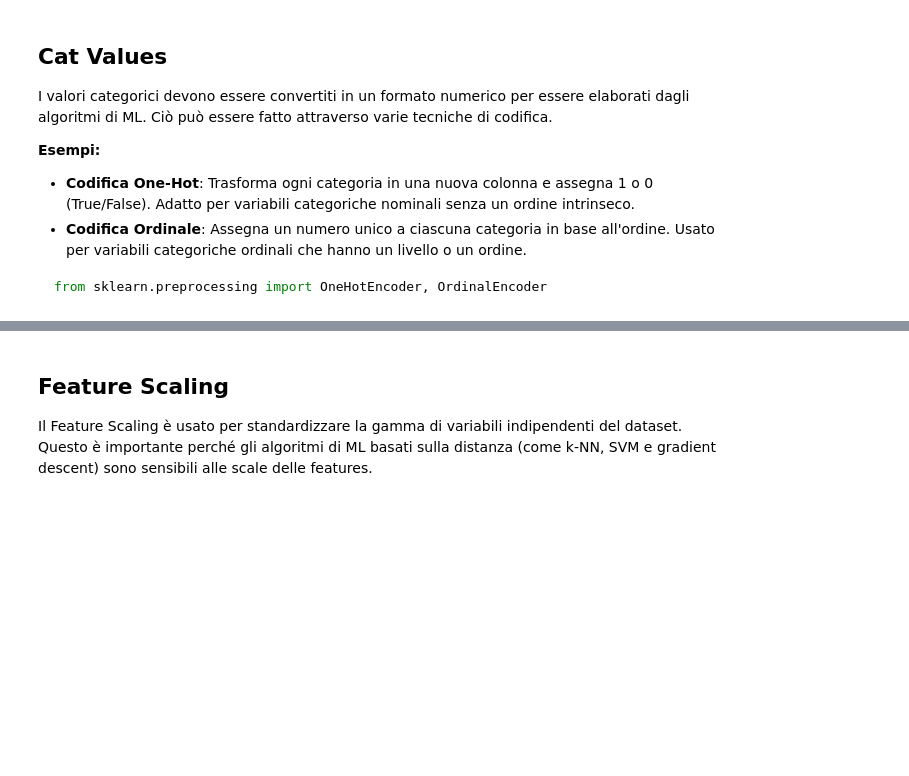
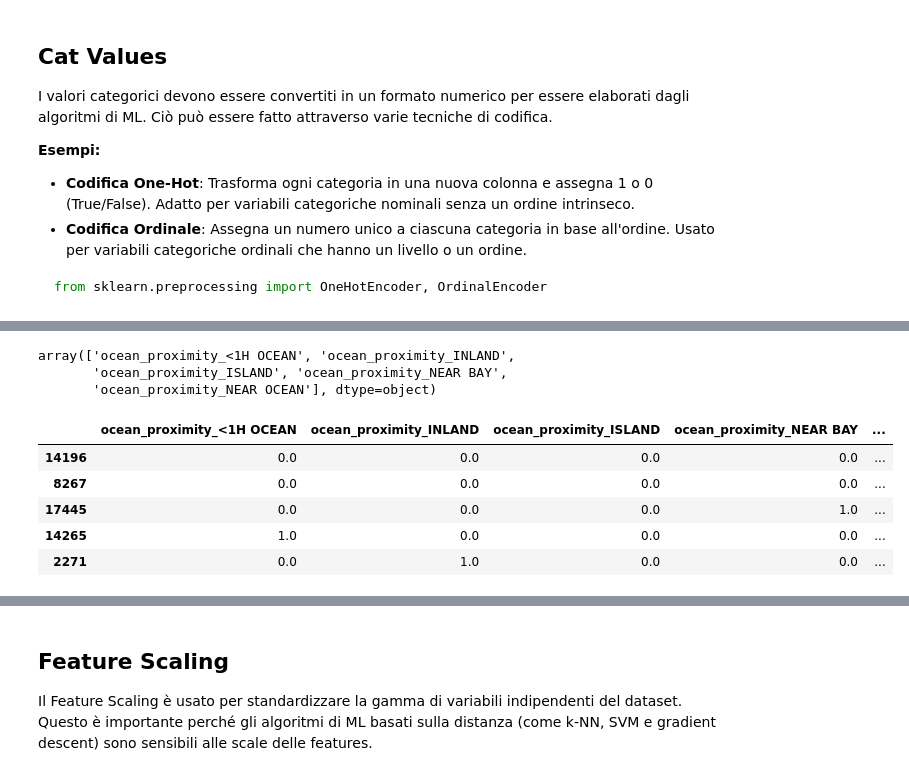
Before and after one commit to SBino01/AI_DS-first_project, a Jupyter notebook: Lezione 3/CaliforniaHousing.ipynb, the cells around one changed output, grey strips where cells are left out. Cells and saved outputs as stored; diff of their text form; code cells hidden in the pictures; blank space fills up the shorter version.

```diff
--- a/Lezione 3/CaliforniaHousing.ipynb
+++ b/Lezione 3/CaliforniaHousing.ipynb
@@ -452,0 +515,16 @@ from sklearn.preprocessing import OneHotEncoder, OrdinalEncoder
+# %%
+one_hot_encoder.get_feature_names_out()
+# %% [output]
+array(['ocean_proximity_<1H OCEAN', 'ocean_proximity_INLAND',
+       'ocean_proximity_ISLAND', 'ocean_proximity_NEAR BAY',
+       'ocean_proximity_NEAR OCEAN'], dtype=object)
+# %%
+cat_df_housing = pd.DataFrame(ocean_categorical, columns=[one_hot_encoder.get_feature_names_out()], index=categorical_house.index)
+cat_df_housing.head()
+# %% [output]
+|  | ocean_proximity_<1H OCEAN | ocean_proximity_INLAND | ocean_proximity_ISLAND | ocean_proximity_NEAR BAY | ... |
+| 14196 | 0.0 | 0.0 | 0.0 | 0.0 | ... |
+| 8267 | 0.0 | 0.0 | 0.0 | 0.0 | ... |
+| 17445 | 0.0 | 0.0 | 0.0 | 1.0 | ... |
+| 14265 | 1.0 | 0.0 | 0.0 | 0.0 | ... |
+| 2271 | 0.0 | 1.0 | 0.0 | 0.0 | ... |
```
Also changed, not shown: parts of 15 cells of this notebook.
